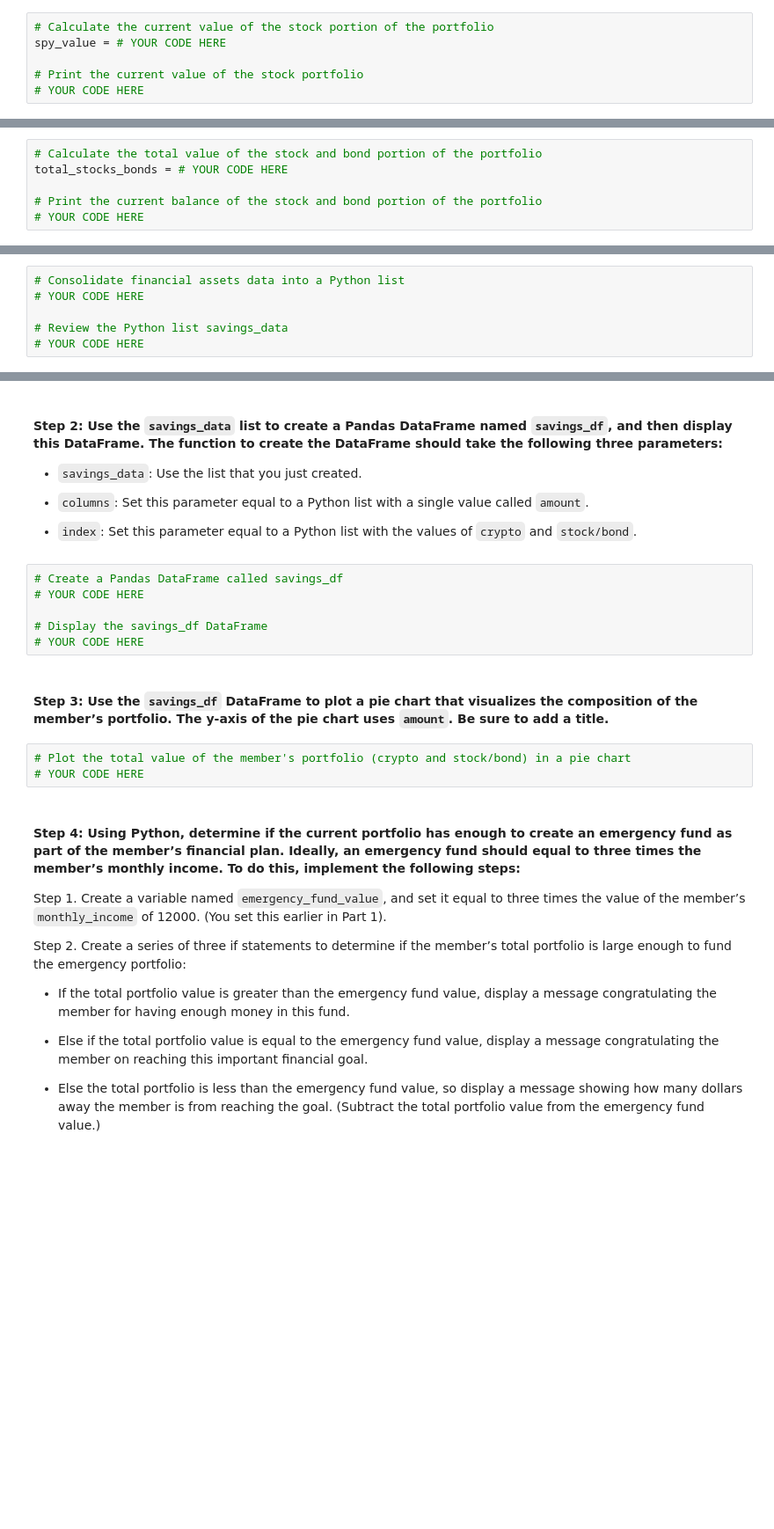
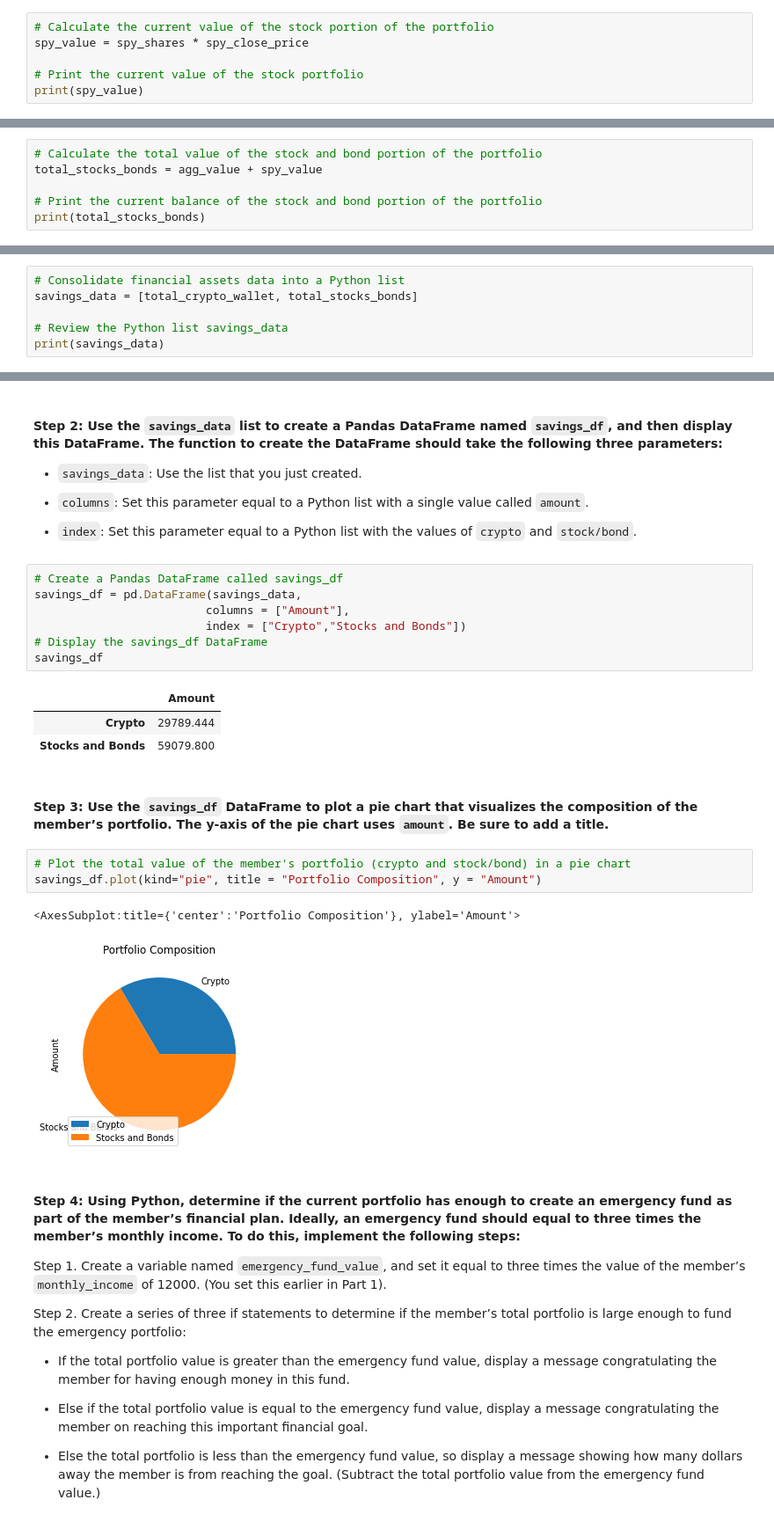
Before and after one commit to horhay57/Challenge5_GitHub_Upload, a Jupyter notebook: financial_planning_tools.ipynb, the cells around one changed output, grey strips where cells are left out. Shown at 88% size. Saved outputs shown, nothing was run; the diff lists cells and outputs as text; blank space fills up the shorter version.

```diff
--- a/financial_planning_tools.ipynb
+++ b/financial_planning_tools.ipynb
@@ -263,6 +303,6 @@ agg_value = # YOUR CODE HERE
 # %%
 # Calculate the current value of the stock portion of the portfolio
-spy_value = # YOUR CODE HERE
+spy_value = spy_shares * spy_close_price
 
 # Print the current value of the stock portfolio
-# YOUR CODE HERE
+print(spy_value)
@@ -269,6 +311,6 @@ spy_value = # YOUR CODE HERE
 # %%
 # Calculate the total value of the stock and bond portion of the portfolio
-total_stocks_bonds = # YOUR CODE HERE
+total_stocks_bonds = agg_value + spy_value
 
 # Print the current balance of the stock and bond portion of the portfolio
-# YOUR CODE HERE
+print(total_stocks_bonds)
@@ -311,7 +357,7 @@ In this section, you’ll use the valuations for the cryptocurrency wallet and f
 #### Step 1: Create a Python list named `savings_data` that has two elements. The first element contains the total value of the cryptocurrency wallet. The second element contains the total value of the stock and bond portions of the portfolio.
 # %%
 # Consolidate financial assets data into a Python list
-# YOUR CODE HERE
+savings_data = [total_crypto_wallet, total_stocks_bonds]
 
 # Review the Python list savings_data
-# YOUR CODE HERE
+print(savings_data)
@@ -325,15 +373,23 @@ In this section, you’ll use the valuations for the cryptocurrency wallet and f
 - `index`: Set this parameter equal to a Python list with the values of `crypto` and `stock/bond`.
 # %%
 # Create a Pandas DataFrame called savings_df
-# YOUR CODE HERE
-
+savings_df = pd.DataFrame(savings_data,
+                         columns = ["Amount"],
+                         index = ["Crypto","Stocks and Bonds"])
 # Display the savings_df DataFrame
-# YOUR CODE HERE
+savings_df
+# %% [output]
+|  | Amount |
+| Crypto | 29789.444 |
+| Stocks and Bonds | 59079.800 |
 # %% [markdown]
 #### Step 3: Use the `savings_df` DataFrame to plot a pie chart that visualizes the composition of the member’s portfolio. The y-axis of the pie chart uses `amount`. Be sure to add a title.
 # %%
 # Plot the total value of the member's portfolio (crypto and stock/bond) in a pie chart
-# YOUR CODE HERE
+savings_df.plot(kind="pie", title = "Portfolio Composition", y = "Amount")
+# %% [output]
+<AxesSubplot:title={'center':'Portfolio Composition'}, ylabel='Amount'>
+[figure, added]
 # %% [markdown]
 #### Step 4: Using Python, determine if the current portfolio has enough to create an emergency fund as part of the member’s financial plan. Ideally, an emergency fund should equal to three times the member’s monthly income. To do this, implement the following steps:
 
```
Also changed, not shown: parts of 40 cells of this notebook, 3 other files.
